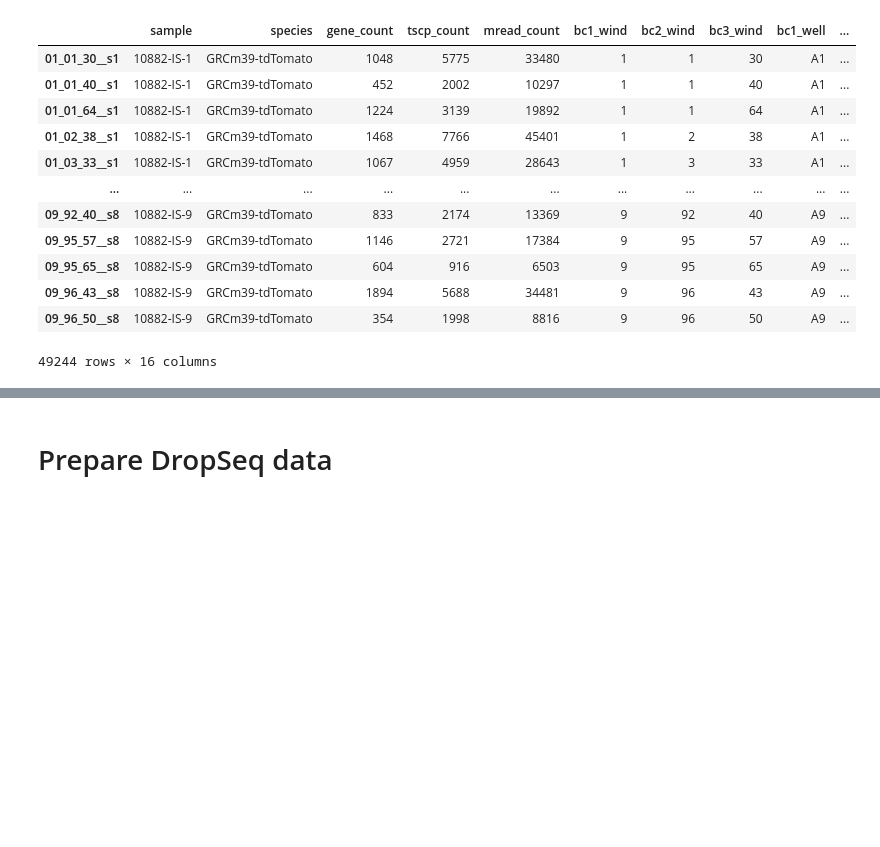
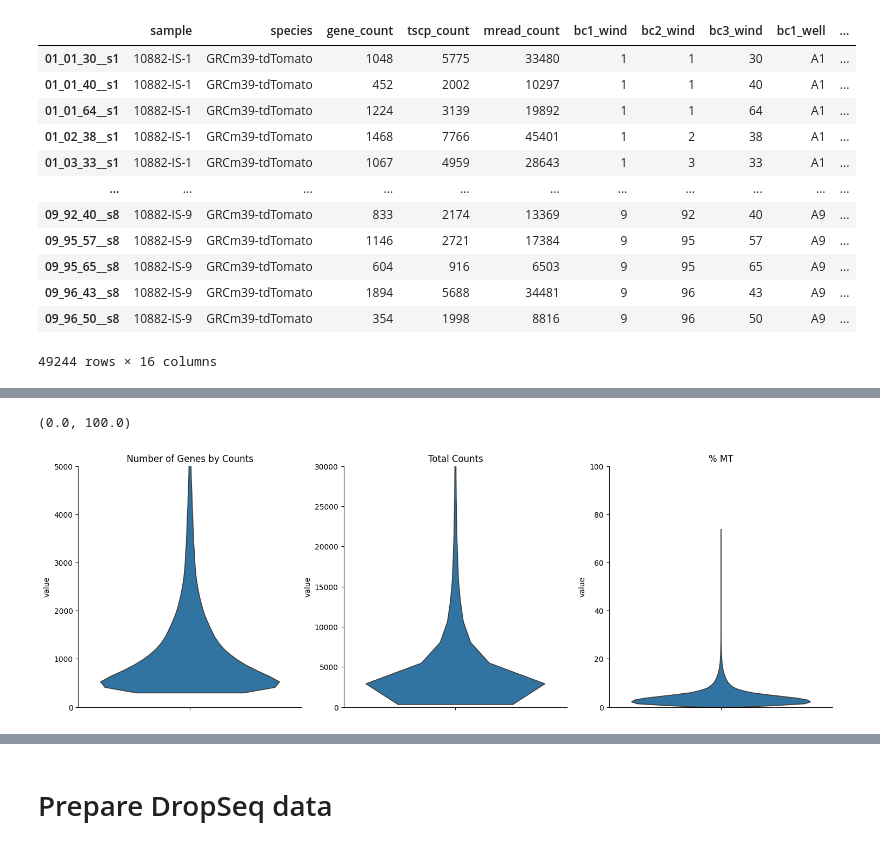
Before and after one commit to ischrack/ML-4T1-Parse-scRNAseq, a Jupyter notebook: Codes/PyHarmonyIntegration-4T1-scRNA-Parsev3DropSeq.ipynb, the cells around one changed output, grey strips where cells are left out. Cells and saved outputs as stored; diff of their text form; code cells hidden in the pictures; blank space fills up the shorter version.

```diff
--- a/Codes/PyHarmonyIntegration-4T1-scRNA-Parsev3DropSeq.ipynb
+++ b/Codes/PyHarmonyIntegration-4T1-scRNA-Parsev3DropSeq.ipynb
@@ -112,3 +113,8 @@ AllTissue.obs
 | 09_96_43__s8 | 10882-IS-9 | GRCm39-tdTomato | 1894 | 5688 | 34481 | 9 | 96 | 43 | A9 | ... |
 | 09_96_50__s8 | 10882-IS-9 | GRCm39-tdTomato | 354 | 1998 | 8816 | 9 | 96 | 50 | A9 | ... |
 49244 rows × 16 columns
+# %%
+# Quality control
+# Calculate and add mitochondrial DNA
+AllTissue.var['mt'] = AllTissue.var_names.str.startswith('mt-')
+sc.pp.calculate_qc_metrics(AllTissue, qc_vars=['mt'], percent_top=None, log1p=False, inplace=True)
@@ -114,0 +137,21 @@ AllTissue.obs
+# %%
+sc.pl.violin(
+    AllTissue,
+    keys=['n_genes_by_counts', 'total_counts', 'pct_counts_mt'],
+    jitter=0.4,
+    multi_panel=True,
+    size=0,
+    show=False
+)
+
+# Access current figure and modify subplot titles
+axes = plt.gcf().axes
+axes[0].set_title("Number of Genes by Counts")
+axes[0].set_ylim([0, 5000])
+axes[1].set_title("Total Counts")
+axes[1].set_ylim([0, 30000])
+axes[2].set_title("% MT")
+axes[2].set_ylim([0, 100])
+# %% [output]
+(0.0, 100.0)
+[figure, added]
```
Also changed, not shown: parts of 17 cells of this notebook, 1 other file.
